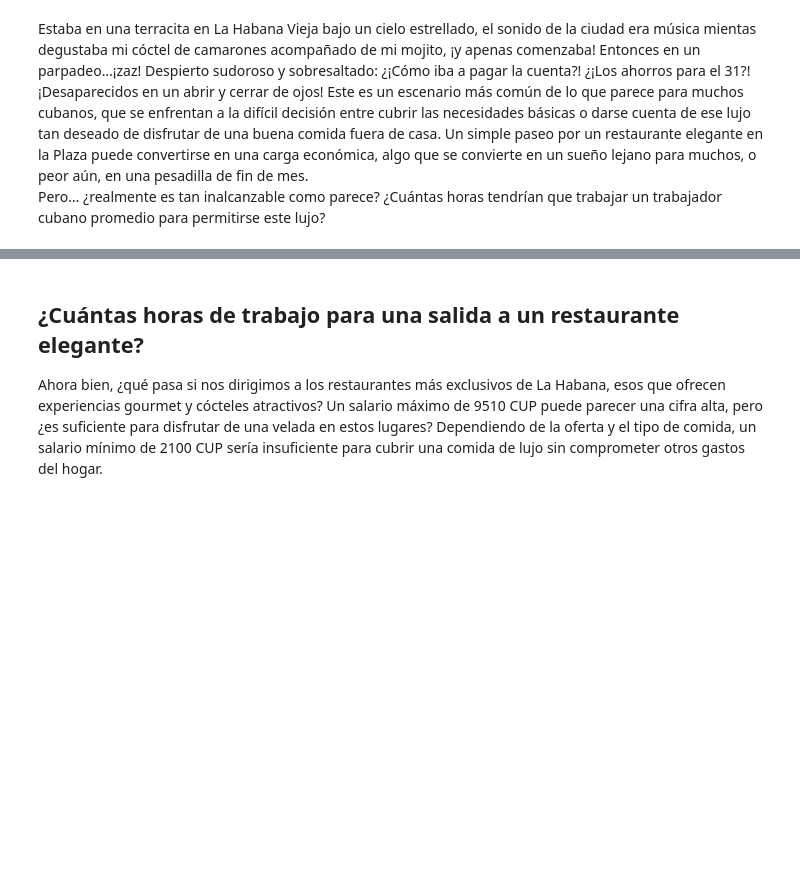
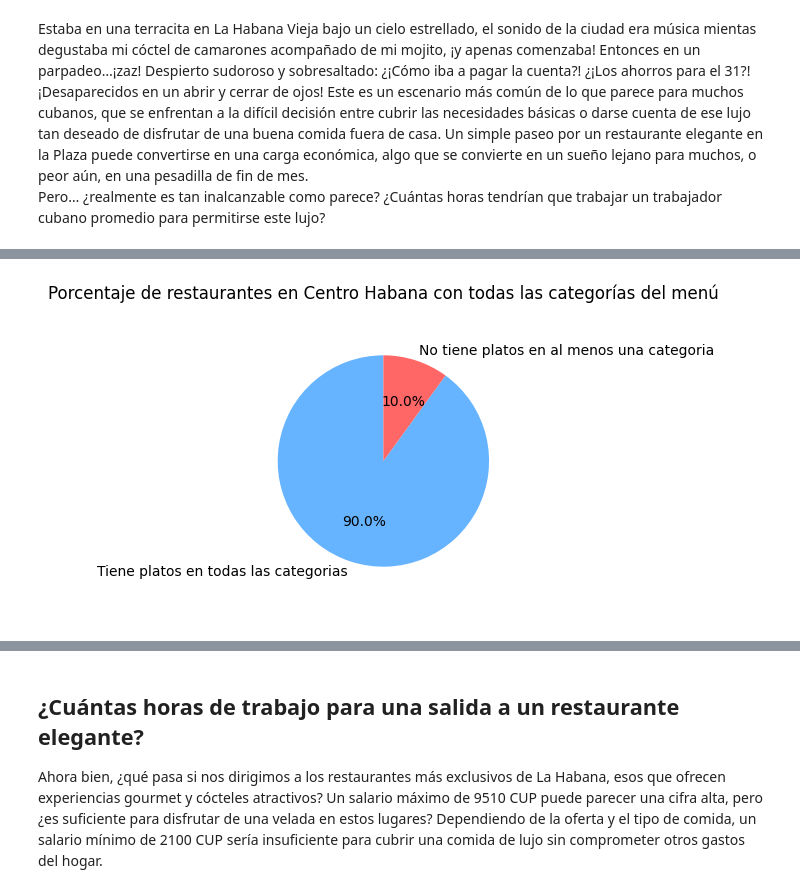
Before and after one commit to angie-rosquet/PROYECTEO-PRO-ICD, a Jupyter notebook: Un_Lujo_Para_El_Paladar.ipynb, the cells around one changed output, grey strips where cells are left out. Saved outputs shown, nothing was run; the diff lists cells and outputs as text; code cells hidden in the pictures; blank space fills up the shorter version.

```diff
--- a/Un_Lujo_Para_El_Paladar.ipynb
+++ b/Un_Lujo_Para_El_Paladar.ipynb
@@ -82,0 +135,5 @@ dataframe = bp.load_all(bp.route_municipality)
+# %%
+filtred_ch = bp.filter_restaurant("Centro Habana")
+bp.plot_menu_categories_pie_chart(filtred_ch, "Centro Habana")
+# %% [output]
+[figure, added]
```
Also changed, not shown: parts of 59 cells of this notebook, 34 other files.
